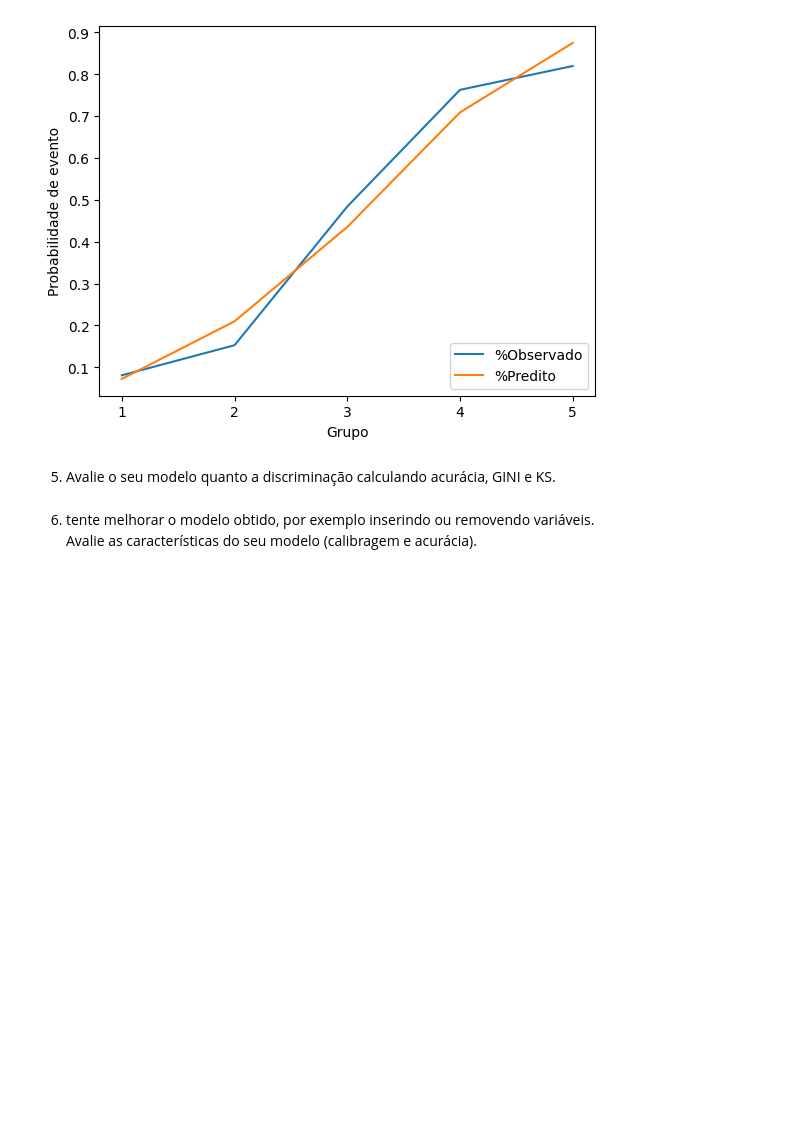
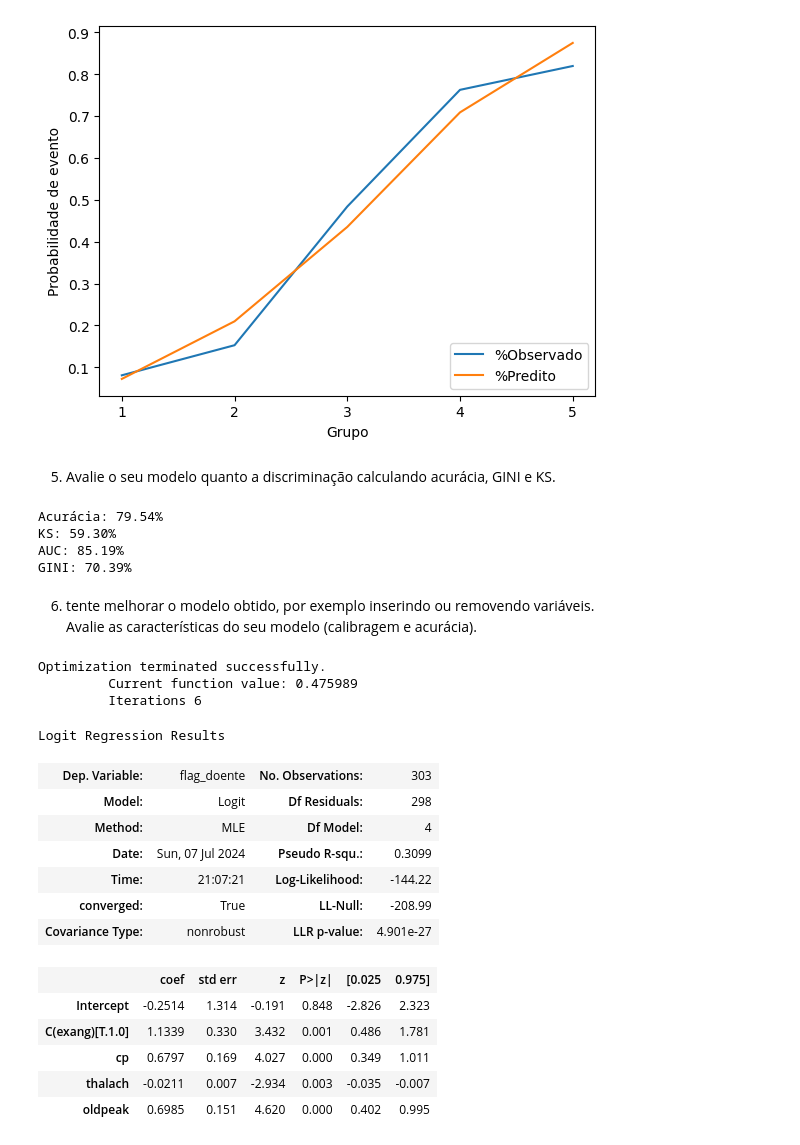
Before and after one commit to PedroHang/Logistic-Regression-I-Exercise-II, a Jupyter notebook: log_reg_2.ipynb, the cells around one changed output. Drawn from its saved outputs; the diff is of its cells as text; code cells hidden in the pictures; blank space fills up the shorter version.

```diff
--- a/log_reg_2.ipynb
+++ b/log_reg_2.ipynb
@@ -282,6 +282,34 @@ def model_performance(df: pd.DataFrame, y: str, y_pred: str) -> None:
 
     print('KS: {0:.2f}% \nAUC: {1:.2f}% \nGINI: {2:.2f}%'
           .format(ks * 100, auc_ * 100, gini * 100))
+# %%
+model_performance(df, 'flag_doente', 'predito')
+# %% [output]
+Acurácia: 79.54%
+KS: 59.30%
+AUC: 85.19%
+GINI: 70.39%
 # %% [markdown]
 6. tente melhorar o modelo obtido, por exemplo inserindo ou removendo variáveis.
     Avalie as características do seu modelo (calibragem e acurácia).
+# %%
+reglog2 = smf.logit("flag_doente ~ cp + thalach + C(exang) + oldpeak",data=df).fit()
+reglog2.summary()
+# %% [output]
+Optimization terminated successfully.
+         Current function value: 0.475989
+         Iterations 6
+Logit Regression Results
+| Dep. Variable: | flag_doente | No. Observations: | 303 |
+| Model: | Logit | Df Residuals: | 298 |
+| Method: | MLE | Df Model: | 4 |
+| Date: | Sun, 07 Jul 2024 | Pseudo R-squ.: | 0.3099 |
+| Time: | 21:07:21 | Log-Likelihood: | -144.22 |
+| converged: | True | LL-Null: | -208.99 |
+| Covariance Type: | nonrobust | LLR p-value: | 4.901e-27 |
+|  | coef | std err | z | P>|z| | [0.025 | 0.975] |
+| Intercept | -0.2514 | 1.314 | -0.191 | 0.848 | -2.826 | 2.323 |
+| C(exang)[T.1.0] | 1.1339 | 0.330 | 3.432 | 0.001 | 0.486 | 1.781 |
+| cp | 0.6797 | 0.169 | 4.027 | 0.000 | 0.349 | 1.011 |
+| thalach | -0.0211 | 0.007 | -2.934 | 0.003 | -0.035 | -0.007 |
+| oldpeak | 0.6985 | 0.151 | 4.620 | 0.000 | 0.402 | 0.995 |
```
Also changed, not shown: parts of 4 cells of this notebook.
